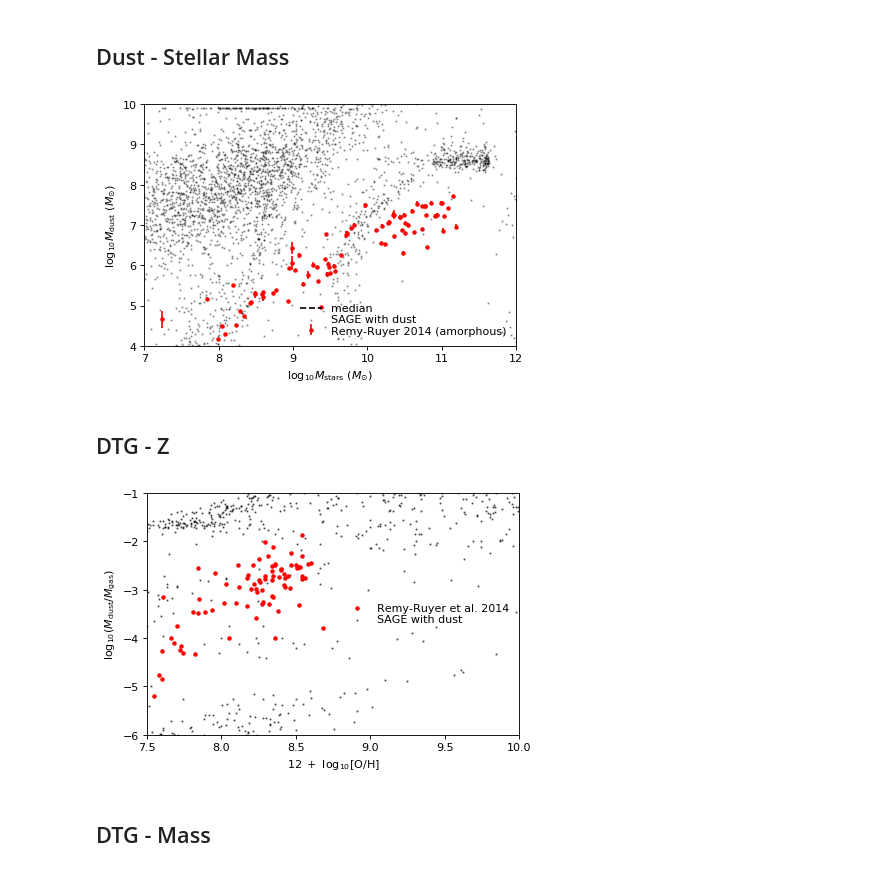
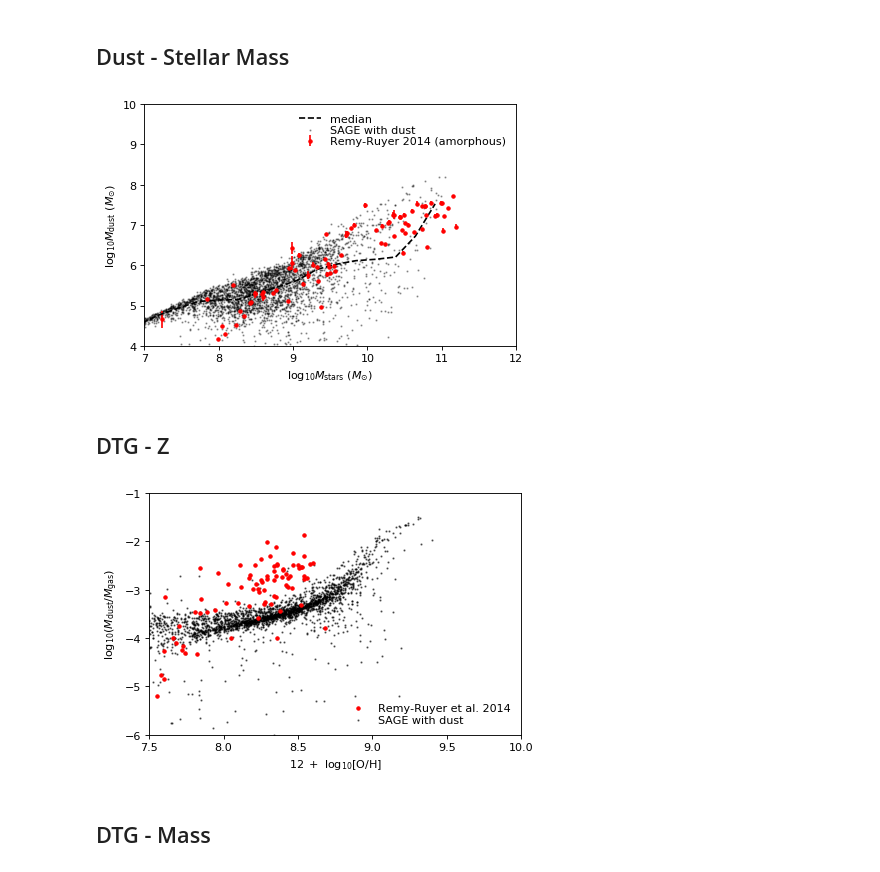
Before and after one commit to darrencroton/sage, a Jupyter notebook: analysis/allresults-new.ipynb, the cells around one changed output. Saved outputs shown, nothing was run; the diff lists cells and outputs as text; code cells hidden in the pictures.

```diff
--- a/analysis/allresults-new.ipynb
+++ b/analysis/allresults-new.ipynb
@@ -5,17 +5,17 @@ Populating the interactive namespace from numpy and matplotlib
 # %%
 from random import sample, seed
 # %%
-Hubble_h = 0.702
-#BoxSize = ((62.5**3) * (8/8))**(1/3)
+Hubble_h = 0.73
+BoxSize = ((62.5**3) * (1/8))**(1/3)
 #BoxSize = ((500**3) * (32/512))**(1/3)
-BoxSize = ((250**3) * (1/125))**(1/3)
+#BoxSize = ((250**3) * (1/125))**(1/3)
 dilute = 5000
 sSFRcut = -11.0
 # %%
-directory = '../../output/bolshoi-dust/'
+directory = '../src/auxdata/trees/play/'
 filename = 'model'
-#redshift = [0.000, 1.386, 2.070, 3.060, 4.179, 5.289, 6.197, 7.272]
-redshift = [0.000]
+redshift = [0.000, 1.386, 2.070, 3.060, 4.179, 5.289, 6.197, 7.272]
+#redshift = [0.000]
 firstfile = 0
 lastfile = 0
 MaxTreeFiles = lastfile - firstfile + 1
@@ -193,7 +191,7 @@ def galdtype2():
         ('dustdotform'                  , np.float32),
         ('dustdotgrowth'                    , np.float32),
         ('dustdotdestruct'                    , np.float32),
-        ('Sfr'                          , (np.float32, 64)),
+#        ('Sfr'                          , (np.float32, 64)),
         ('DiskRadius'                   , np.float32),
         ('Cooling'                      , np.float32),
         ('Heating'                      , np.float32),
@@ -389,43 +389,45 @@ plt.errorbar(np.log10(star_rr), np.log10(dust_rr), np.log10((dusterr_rr + dust_r
 # %%
 plt.figure()
 ax = plt.subplot(111)
 
-w = np.where((G_history[0].StellarMass > 0) & (G_history[0].ColdDust > 0))[0]
+#w = np.where((G_history[0].StellarMass > 0) & (G_history[0].ColdDust > 0))[0]
+w = np.where(G_history[0].StellarMass * 1.e10 / Hubble_h > 1.e6)[0]
 if(len(w) > dilute): w = sample(list(w), dilute)
 mass = np.log10(G_history[0].StellarMass[w] * 1.e10 / Hubble_h)
 dust = np.log10(G_history[0].ColdDust[w] * 1.e10 / Hubble_h)
 
 total_bins = 20
 bins = np.linspace(mass.min(), mass.max(), total_bins)
 delta = bins[1]-bins[0]
 idx = np.digitize(mass, bins)
 tesmedian = [np.median(dust[idx==k]) for k in range(total_bins)]
 
 plt.scatter(mass, dust, marker='o', s=1, c='k', alpha=0.3, label='SAGE with dust')
 plt.plot(bins-delta/2, tesmedian, 'k--', label='median')
 
 plt.errorbar(np.log10(star_rr), np.log10(dust_rr), np.log10((dusterr_rr + dust_rr) / dust_rr), fmt='r.', label="Remy-Ruyer 2014 (amorphous)")
 #plt.scatter(np.log10(star_rr), np.log10(dust2_rr), marker='.', c='b', label='Remy-Ruyer 2014 (graphite)')
 plt.xlim(7, 12)
 plt.ylim(4, 10)
 plt.xlabel(r'$\log_{10} M_{\mathrm{stars}}\ (M_{\odot})$')  # and the x-axis labels
 plt.ylabel(r'$\log_{10} M_{\mathrm{dust}}\ (M_{\odot})$')  # and the x-axis labels
 
 leg = plt.legend(loc=0, numpoints=1, labelspacing=0.1)
 leg.draw_frame(False)  # Don't want a box frame
 for t in leg.get_texts():  # Reduce the size of the text
     t.set_fontsize('medium')
 
-#plt.savefig('plots/dust-mass-millennium.png')
+#plt.savefig('plots/dust-mass-dwekasano.png')
 # %% [output]
-[figure, old version]
+[figure, new version]
 # %% [markdown]
 ## DTG - Z
 # %%
 plt.figure()
 ax = plt.subplot(111)
 
-w = np.where((G_history[0].MetalsColdGas > 0) & (G_history[0].ColdDust > 0))[0]
+#w = np.where((G_history[0].MetalsColdGas > 0) & (G_history[0].ColdDust > 0) & (G_history[0].StellarMass * 1.e10 / Hubble_h > 1.e8))[0]
+w = np.where(G_history[0].StellarMass * 1.e10 / Hubble_h > 1.e8)[0]
 if(len(w) > dilute): w = sample(list(w), dilute)
 
 Z = np.log10((G_history[0].MetalsColdGas[w] / G_history[0].ColdGas[w]) / 0.02) + 9.0
@@ -444,9 +446,9 @@ leg.draw_frame(False)  # Don't want a box frame
 for t in leg.get_texts():  # Reduce the size of the text
     t.set_fontsize('medium')
 
-plt.savefig('plots/DTG-millennium.png')
+#plt.savefig('plots/DTG-dwekasano.png')
 # %% [output]
-[figure, old version]
+[figure, new version]
 # %% [markdown]
 ## DTG - Mass
 # %%
```
Also changed, not shown: parts of 13 cells of this notebook, 11 other files.
